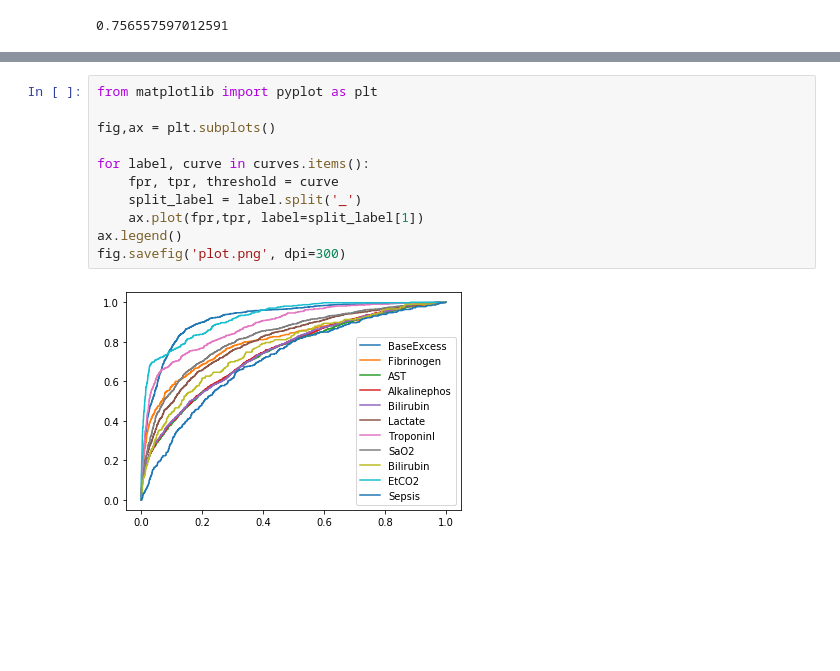
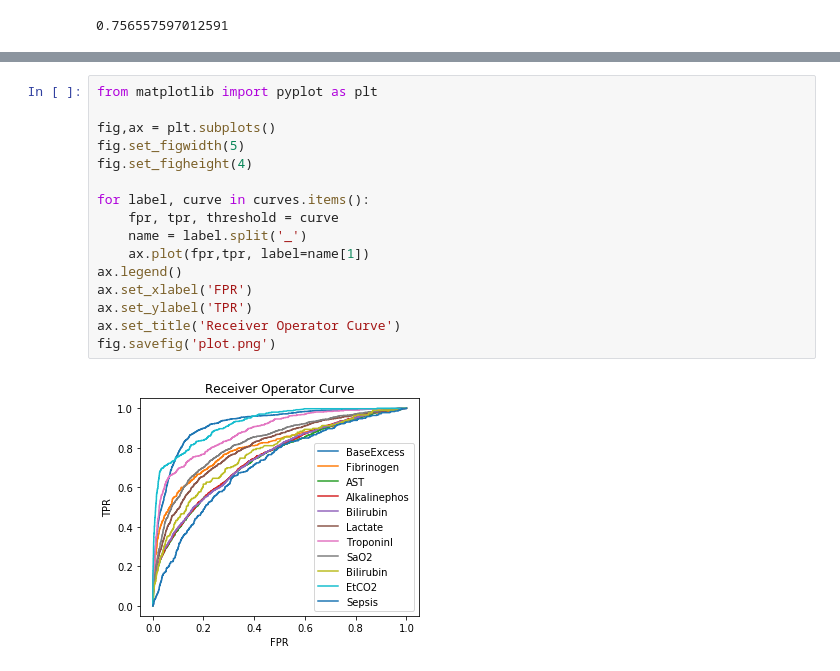
Before and after one commit to konradbender/icu-predictions, a Jupyter notebook: Task_2.ipynb, the cells around one changed output, grey strips where cells are left out. Drawn from its saved outputs; the diff is of its cells as text; blank space fills up the shorter version.

Commit message:
changed README.md and plot

```diff
--- a/Task_2.ipynb
+++ b/Task_2.ipynb
@@ -119,13 +121,18 @@ curves = {label: roc_curve(test_labels[label],result[label]) for label in classi
 # %%
 from matplotlib import pyplot as plt
 
 fig,ax = plt.subplots()
+fig.set_figwidth(5)
+fig.set_figheight(4)
 
 for label, curve in curves.items():
     fpr, tpr, threshold = curve
-    split_label = label.split('_')
-    ax.plot(fpr,tpr, label=split_label[1])
+    name = label.split('_')
+    ax.plot(fpr,tpr, label=name[1])
 ax.legend()
-fig.savefig('plot.png', dpi=300)
+ax.set_xlabel('FPR')
+ax.set_ylabel('TPR')
+ax.set_title('Receiver Operator Curve')
+fig.savefig('plot.png')
 # %% [output]
-[figure, old version]
+[figure, new version]
```
Also changed, not shown: parts of 1 cell of this notebook, 1 other file.
